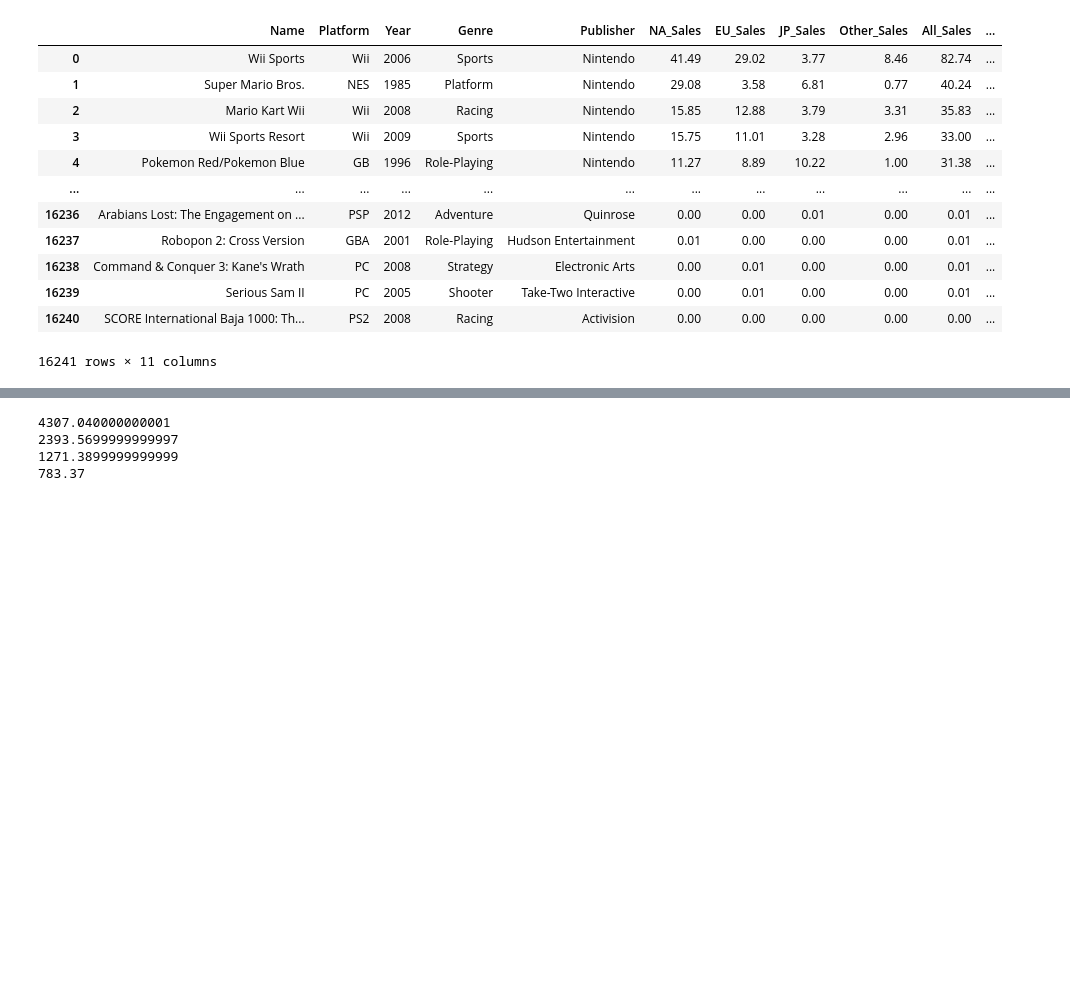
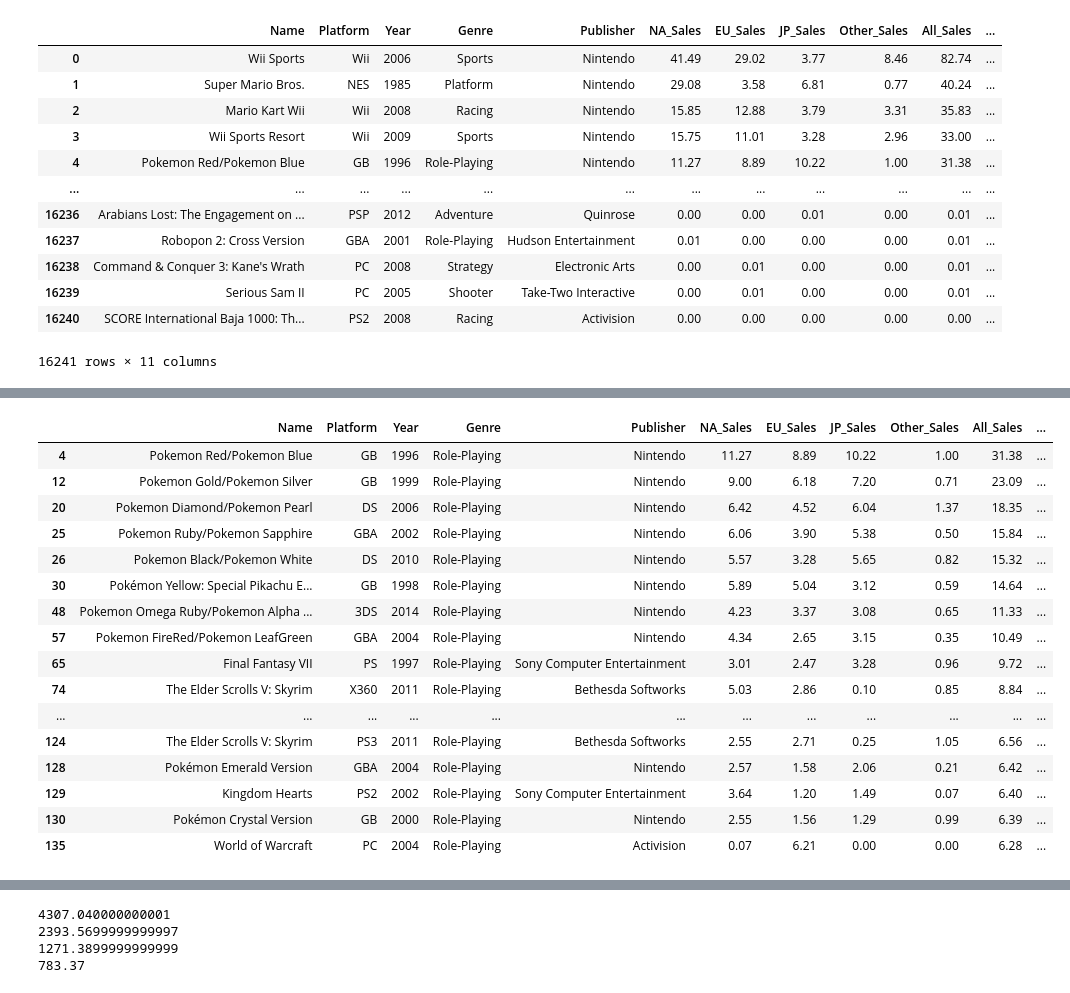
Before and after one commit to sangwook4kim/PROJ_1_VIDEOGAMES, a Jupyter notebook: ai07-sc1-proj1.ipynb, the cells around one changed output, grey strips where cells are left out. Saved outputs shown, nothing was run; the diff lists cells and outputs as text; code cells hidden in the pictures; blank space fills up the shorter version.

```diff
--- a/ai07-sc1-proj1.ipynb
+++ b/ai07-sc1-proj1.ipynb
@@ -504,0 +541,20 @@ df2
+# %%
+df2[df2['Genre']=='Role-Playing'].head(20)
+# %% [output]
+|  | Name | Platform | Year | Genre | Publisher | NA_Sales | EU_Sales | JP_Sales | Other_Sales | All_Sales | ... |
+| 4 | Pokemon Red/Pokemon Blue | GB | 1996 | Role-Playing | Nintendo | 11.27 | 8.89 | 10.22 | 1.00 | 31.38 | ... |
+| 12 | Pokemon Gold/Pokemon Silver | GB | 1999 | Role-Playing | Nintendo | 9.00 | 6.18 | 7.20 | 0.71 | 23.09 | ... |
+| 20 | Pokemon Diamond/Pokemon Pearl | DS | 2006 | Role-Playing | Nintendo | 6.42 | 4.52 | 6.04 | 1.37 | 18.35 | ... |
+| 25 | Pokemon Ruby/Pokemon Sapphire | GBA | 2002 | Role-Playing | Nintendo | 6.06 | 3.90 | 5.38 | 0.50 | 15.84 | ... |
+| 26 | Pokemon Black/Pokemon White | DS | 2010 | Role-Playing | Nintendo | 5.57 | 3.28 | 5.65 | 0.82 | 15.32 | ... |
+| 30 | Pokémon Yellow: Special Pikachu E... | GB | 1998 | Role-Playing | Nintendo | 5.89 | 5.04 | 3.12 | 0.59 | 14.64 | ... |
+| 48 | Pokemon Omega Ruby/Pokemon Alpha ... | 3DS | 2014 | Role-Playing | Nintendo | 4.23 | 3.37 | 3.08 | 0.65 | 11.33 | ... |
+| 57 | Pokemon FireRed/Pokemon LeafGreen | GBA | 2004 | Role-Playing | Nintendo | 4.34 | 2.65 | 3.15 | 0.35 | 10.49 | ... |
+| 65 | Final Fantasy VII | PS | 1997 | Role-Playing | Sony Computer Entertainment | 3.01 | 2.47 | 3.28 | 0.96 | 9.72 | ... |
+| 74 | The Elder Scrolls V: Skyrim | X360 | 2011 | Role-Playing | Bethesda Softworks | 5.03 | 2.86 | 0.10 | 0.85 | 8.84 | ... |
+| ... | ... | ... | ... | ... | ... | ... | ... | ... | ... | ... | ... |
+| 124 | The Elder Scrolls V: Skyrim | PS3 | 2011 | Role-Playing | Bethesda Softworks | 2.55 | 2.71 | 0.25 | 1.05 | 6.56 | ... |
+| 128 | Pokémon Emerald Version | GBA | 2004 | Role-Playing | Nintendo | 2.57 | 1.58 | 2.06 | 0.21 | 6.42 | ... |
+| 129 | Kingdom Hearts | PS2 | 2002 | Role-Playing | Sony Computer Entertainment | 3.64 | 1.20 | 1.49 | 0.07 | 6.40 | ... |
+| 130 | Pokémon Crystal Version | GB | 2000 | Role-Playing | Nintendo | 2.55 | 1.56 | 1.29 | 0.99 | 6.39 | ... |
+| 135 | World of Warcraft | PC | 2004 | Role-Playing | Activision | 0.07 | 6.21 | 0.00 | 0.00 | 6.28 | ... |
```
Also changed, not shown: parts of 6 cells of this notebook.
